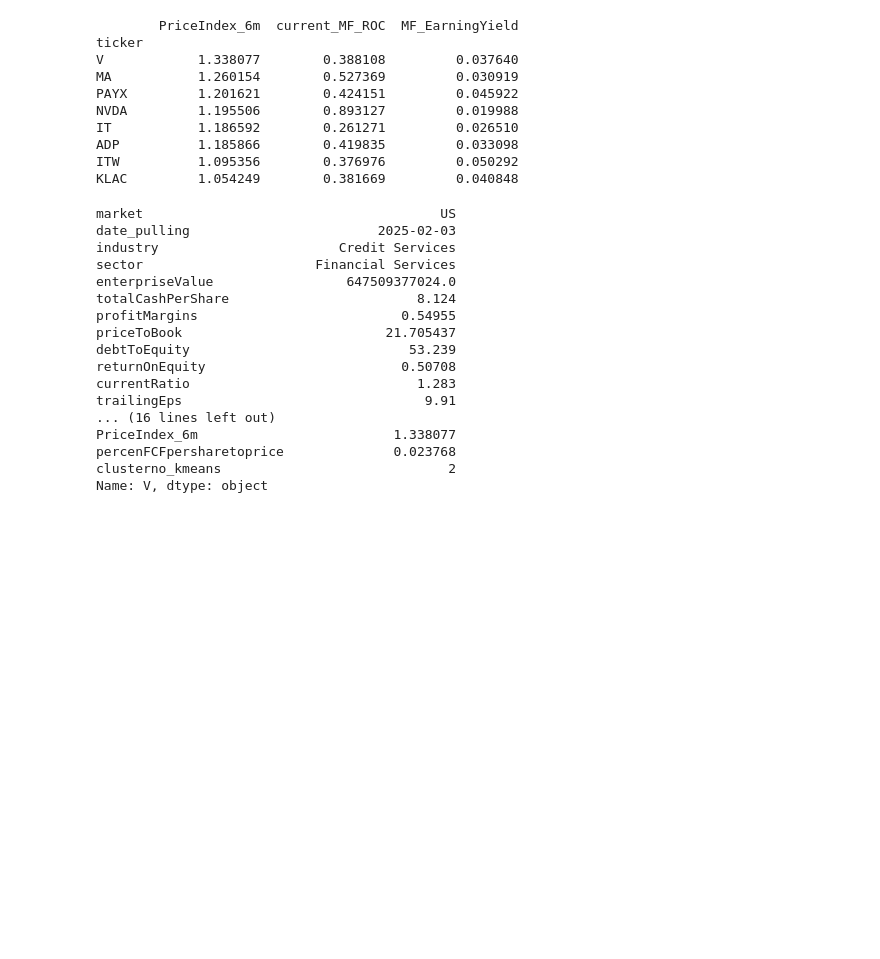
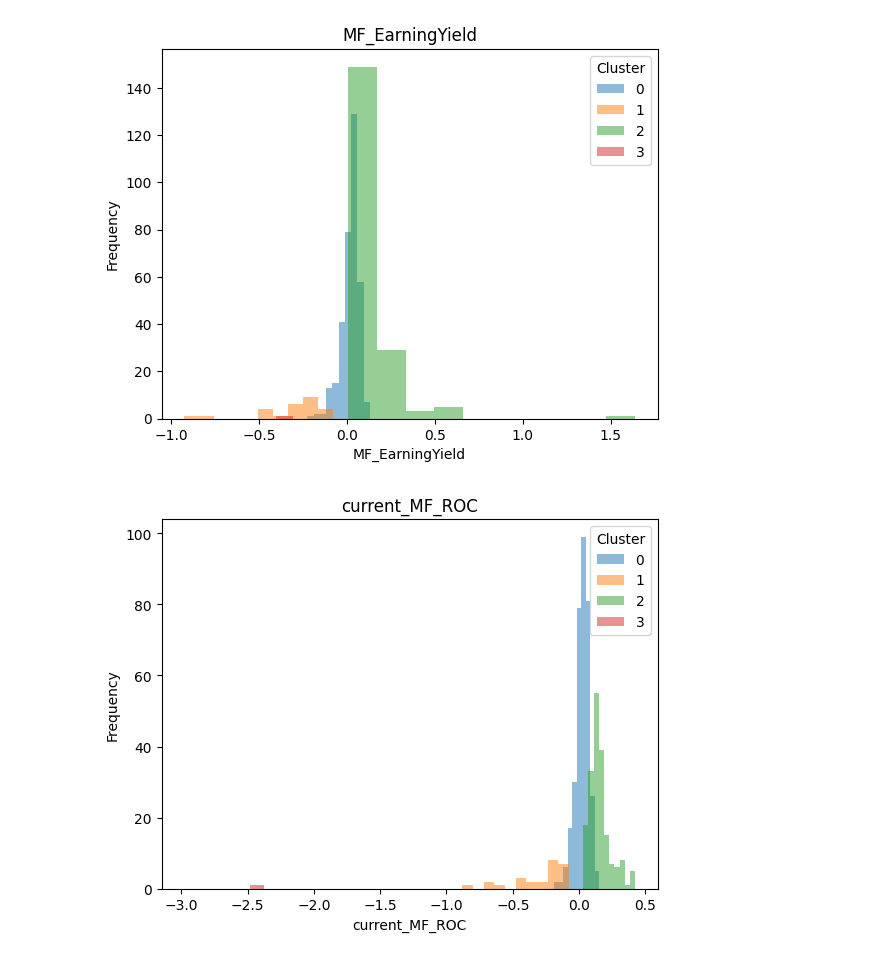
Before and after one commit to NarasetS/Essence_of_Healthy_Stocks, a Jupyter notebook: 3_ClusteringAnalysis.ipynb, the cells around one changed output. Cells and saved outputs as stored; diff of their text form; code cells hidden in the pictures; blank space fills up the shorter version.

```diff
--- a/3_ClusteringAnalysis.ipynb
+++ b/3_ClusteringAnalysis.ipynb
@@ -193,17 +155 @@ clusterno_kmeans
 Name: count, dtype: int64
-# %%
-indicator = 'PriceIndex_6m'
-bpdata = []
-for i in [i for i in range(n_clusters)]:
-    bpdata.append(data[indicator].loc[data['clusterno_kmeans'] == i])
-plt.boxplot(bpdata, positions=[i for i in range(n_clusters)], labels=[i for i in range(n_clusters)])
-plt.title(indicator)
-plt.show()
-
-for j in list(data_features.columns) :
-    bpdata = []
-    for i in [i for i in range(n_clusters)]:
-        bpdata.append(data[j].loc[data['clusterno_kmeans'] == i])
-    plt.boxplot(bpdata, positions=[i for i in range(n_clusters)], labels=[i for i in range(n_clusters)])
-    plt.title(j)
-    plt.show()
@@ -224,34 +156,22 @@ for j in list(data_features.columns) :
-# %%
-g = 2
-print(data[['PriceIndex_6m','current_MF_ROC','MF_EarningYield']].loc[data['clusterno_kmeans'] == g].sort_values('PriceIndex_6m',ascending=False))
-# %% [output]
-        PriceIndex_6m  current_MF_ROC  MF_EarningYield
-ticker
-V            1.338077        0.388108         0.037640
-MA           1.260154        0.527369         0.030919
-PAYX         1.201621        0.424151         0.045922
-NVDA         1.195506        0.893127         0.019988
-IT           1.186592        0.261271         0.026510
-ADP          1.185866        0.419835         0.033098
-ITW          1.095356        0.376976         0.050292
-KLAC         1.054249        0.381669         0.040848
-# %%
-data.loc['V']
-# %% [output]
-market                                      US
-date_pulling                        2025-02-03
-industry                       Credit Services
-sector                      Financial Services
-enterpriseValue                 647509377024.0
-totalCashPerShare                        8.124
-profitMargins                          0.54955
-priceToBook                          21.705437
-debtToEquity                            53.239
-returnOnEquity                         0.50708
-currentRatio                             1.283
-trailingEps                               9.91
-... (16 lines left out)
-PriceIndex_6m                         1.338077
-percenFCFpersharetoprice              0.023768
-clusterno_kmeans                             2
-Name: V, dtype: object
+# %%
+import matplotlib.pyplot as plt
+
+for j in list(data_features.columns) :
+    ind = j
+    for i in range(0,n_clusters,1):
+        #add three histograms to one plot
+        plt.hist(data[ind].loc[data['clusterno_kmeans'] == i], alpha=0.5, label=i)
+
+
+    #add plot title and axis labels
+    plt.title(j)
+    plt.xlabel(j)
+    plt.ylabel('Frequency')
+
+    #add legend
+    plt.legend(title='Cluster')
+    #display plot
+    plt.show()
+# %% [output]
+[figure, added]
+[figure, added]
```
Also changed, not shown: parts of 13 cells of this notebook, 6 other files.
